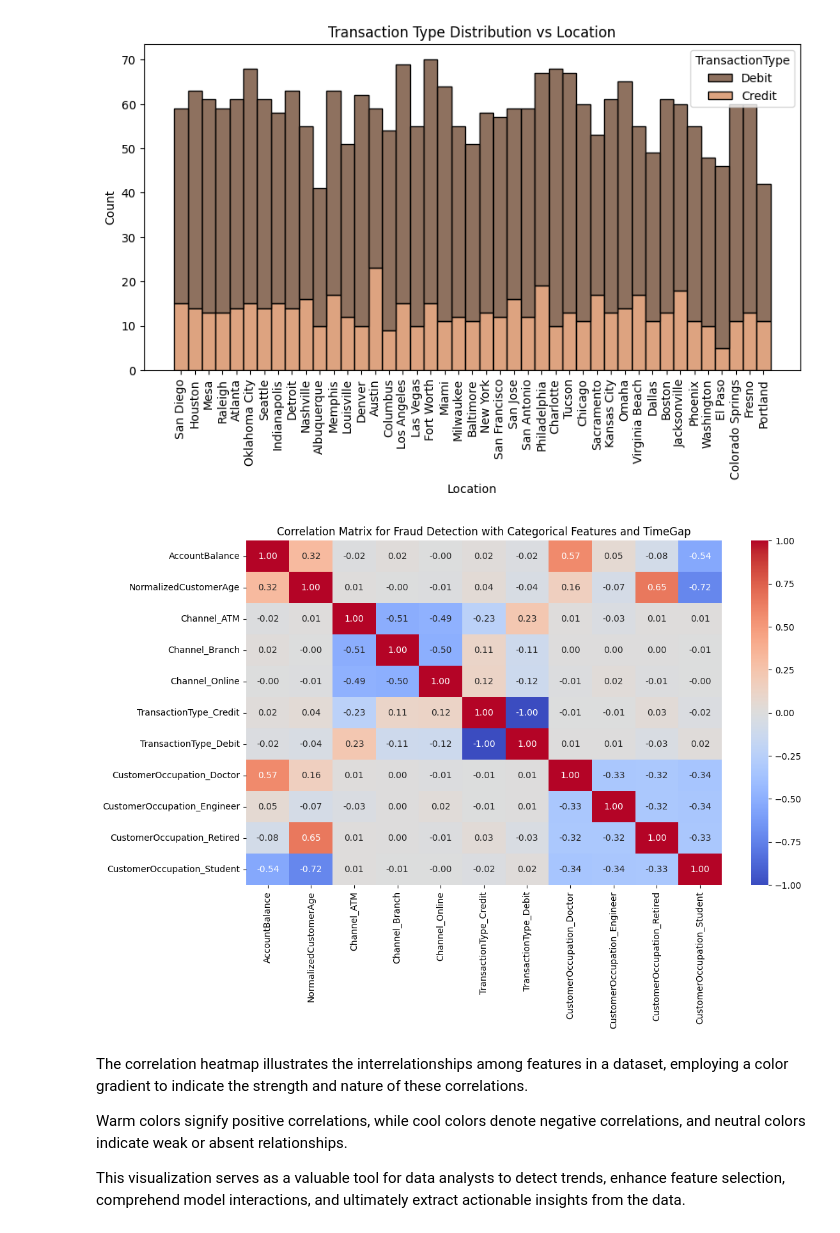
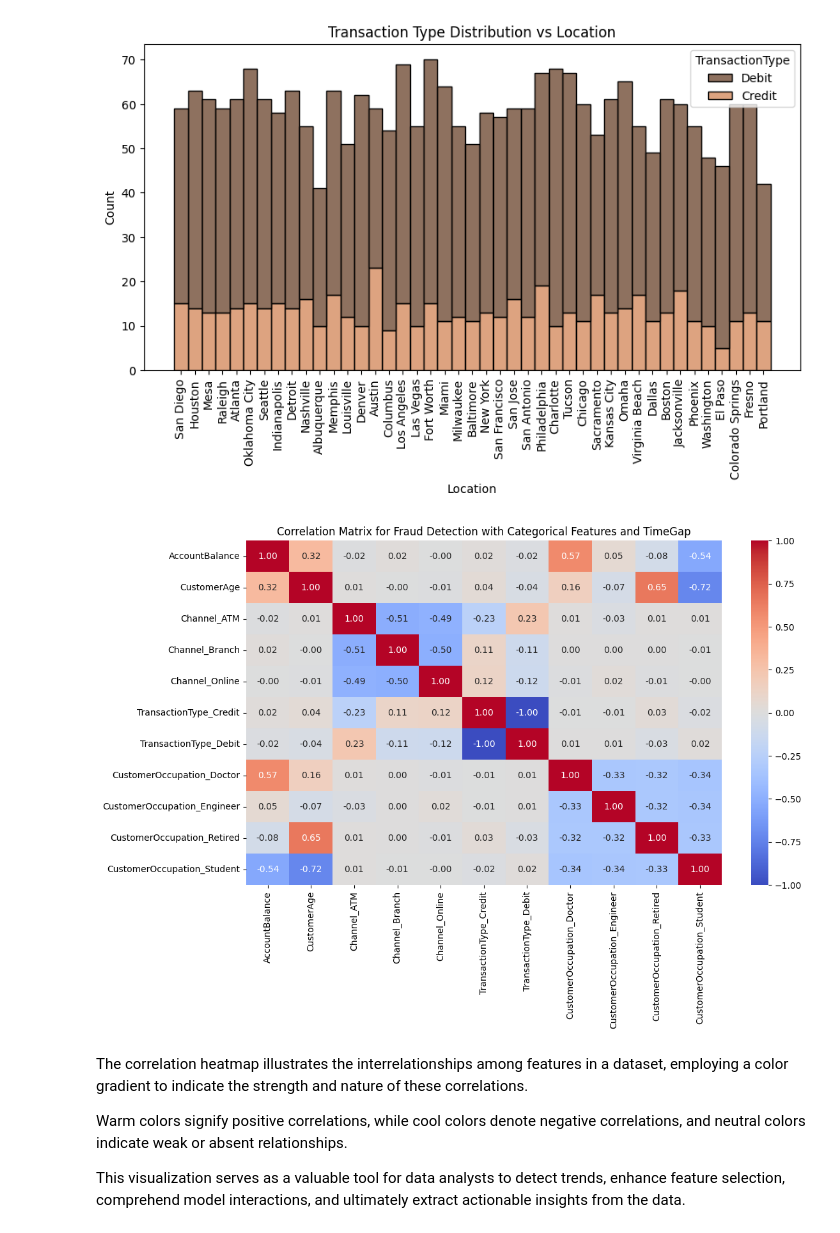
Before and after one commit to Mi1kDev/CST3133_CW, a Jupyter notebook: CST3133_CourseWork_A.ipynb, the cells around one changed output. Drawn from its saved outputs; the diff is of its cells as text; code cells hidden in the pictures.

```diff
--- a/CST3133_CourseWork_A.ipynb
+++ b/CST3133_CourseWork_A.ipynb
@@ -193,8 +194,9 @@ oneHotCategoricalData = pd.DataFrame(oneHotEncoded, columns=encoder.get_feature_
 #Dataset with all values for model training
 
 #feature selection for final values needed for clustering
-
-strippedDataset = pd.concat([dataset[['NormalizedAccountBalance', 'NormalizedTransactionAmount', 'NormalizedTimeGap']], oneHotCategoricalData[['Channel_ATM', 'Channel_Online', 'Channel_Branch', 'TransactionDateTimeOfDay_Afternoon', 'TransactionDateTimeOfDay_Evening', 'TransactionDateWeek_Monday', 'TransactionDateWeek_Thursday', 'TransactionDateWeek_Tuesday','TransactionDateWeek_Wednesday','TransactionDateWeek_Friday']]], axis=1)
+dataset['TA:AB Ratio'] = dataset['TransactionAmount'] / dataset['AccountBalance']
+normalizeColumn(dataset, 'TA:AB Ratio', normalizedDataset)
+strippedDataset = pd.concat([normalizedDataset[['NormalizedAccountBalance', 'NormalizedTransactionAmount', 'NormalizedTimeGap', 'NormalizedTA:AB Ratio']], oneHotCategoricalData[['Channel_ATM', 'Channel_Online', 'Channel_Branch', 'TransactionDateTimeOfDay_Afternoon', 'TransactionDateTimeOfDay_Evening', 'TransactionDateWeek_Monday', 'TransactionDateWeek_Thursday', 'TransactionDateWeek_Tuesday','TransactionDateWeek_Wednesday','TransactionDateWeek_Friday']]], axis=1)
 # %% [markdown]
 ## 1.1.3 Exploratory Data Analysis
 # %% [markdown]
@@ -322,30 +324,30 @@ plt.show()
 # %%
 # Correlation Heatmaps implementation
 # Selecting features for correlation analysis
-features_for_correlation = ['AccountBalance', 'NormalizedCustomerAge', 'Channel', 'TransactionType', 'CustomerOccupation']
+features_for_correlation = ['AccountBalance', 'CustomerAge', 'Channel', 'TransactionType', 'CustomerOccupation']
 data_for_correlation = dataset[features_for_correlation]
 
 #One hot encoding for categorical data
 categorical_features = ['Channel', 'TransactionType', 'CustomerOccupation']
 encoder = OneHotEncoder(sparse_output=False, handle_unknown='ignore')
 encoded_data = encoder.fit_transform(data_for_correlation[categorical_features])
 encoded_df = pd.DataFrame(encoded_data, columns=encoder.get_feature_names_out(categorical_features))
 
 #combine the encoded features with numerical
-numerical_features = ['AccountBalance', 'NormalizedCustomerAge']
+numerical_features = ['AccountBalance', 'CustomerAge']
 data_for_correlation = pd.concat([data_for_correlation[numerical_features], encoded_df], axis=1)
 
 # Calculating the correlation matrix
 corr_matrix = data_for_correlation.corr()
 
 # Plotting the heatmap
 plt.figure(figsize=(12,7))
 sns.heatmap(corr_matrix, annot=True, cmap='coolwarm', fmt='.2f')
 plt.title('Correlation Matrix for Fraud Detection with Categorical Features and TimeGap')
 plt.yticks(rotation=0)
 plt.show()
 # %% [output]
-[figure, old version]
+[figure, new version]
 # %% [markdown]
 The correlation heatmap illustrates the interrelationships among features in a dataset, employing a color gradient to indicate the strength and nature of these correlations.
 
```
Also changed, not shown: parts of 5 cells of this notebook.
